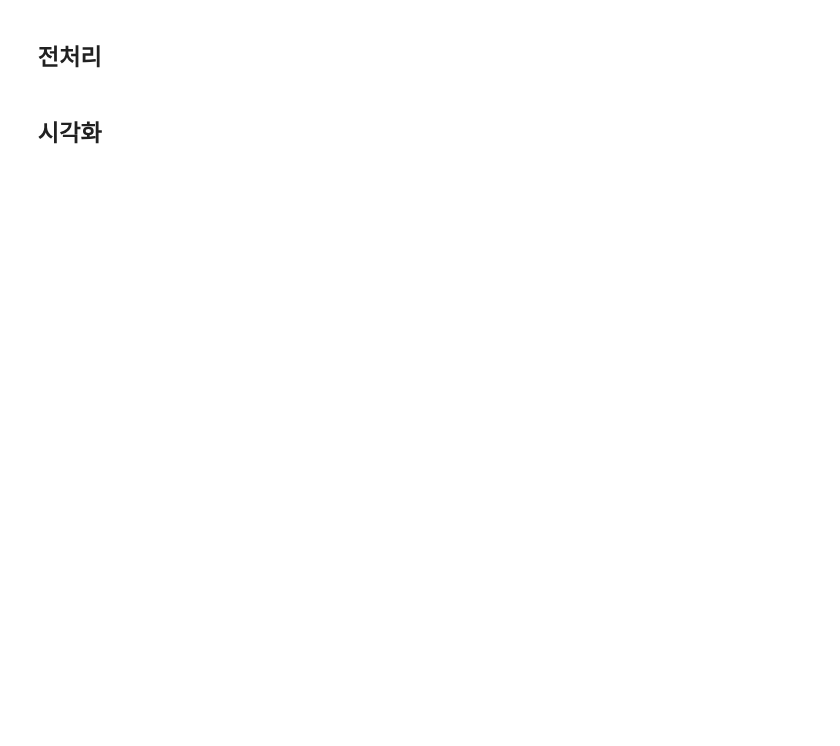
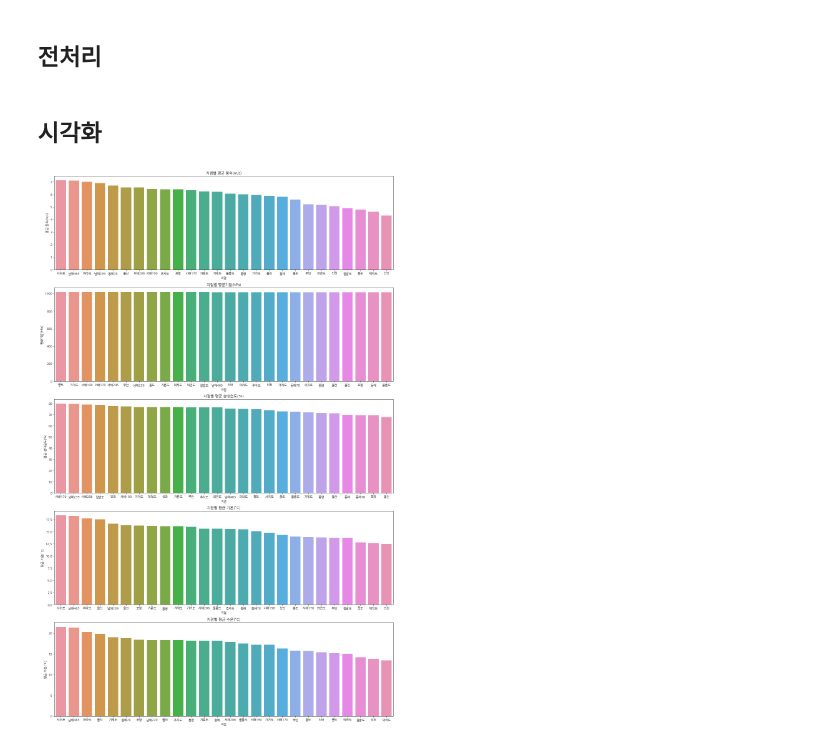
Before and after one commit to jsh0551/data_analysis_practice, a Jupyter notebook: 기상청 기상자료개방포털/해양기상부이.ipynb, the cells around one changed output. Drawn from its saved outputs; the diff is of its cells as text; code cells hidden in the pictures; blank space fills up the shorter version.

```diff
--- a/기상청 기상자료개방포털/해양기상부이.ipynb
+++ b/기상청 기상자료개방포털/해양기상부이.ipynb
@@ -169,3 +177,16 @@ def convert_area(x):
 df['지점'] = df['지점'].apply(convert_area)
 # %% [markdown]
 ## 시각화
+# %%
+fig,axes = plt.subplots(5,1,figsize=(16,25))
+cols = ['평균 풍속(m/s)','평균기압(hPa)','평균 상대습도(%)','평균 기온(°C)','평균 수온(°C)']
+for i,c in enumerate(cols):
+    if c=='평균 기온(°C)':
+        limit = -273
+    else:
+        limit = -1
+    sub_df = df[df[c]>limit].groupby(['지점'],as_index=False)[c].mean().sort_values(c,ascending=False)
+    sns.barplot(data=sub_df,x='지점',y=c,ax=axes[i]).set(title=f'지점별 {c}')
+plt.tight_layout()
+# %% [output]
+[figure, added]
```
Also changed, not shown: parts of 11 cells of this notebook.
